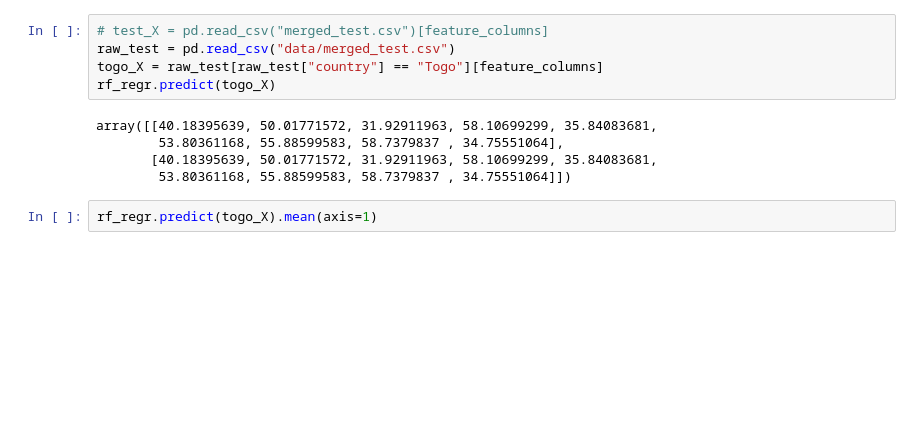
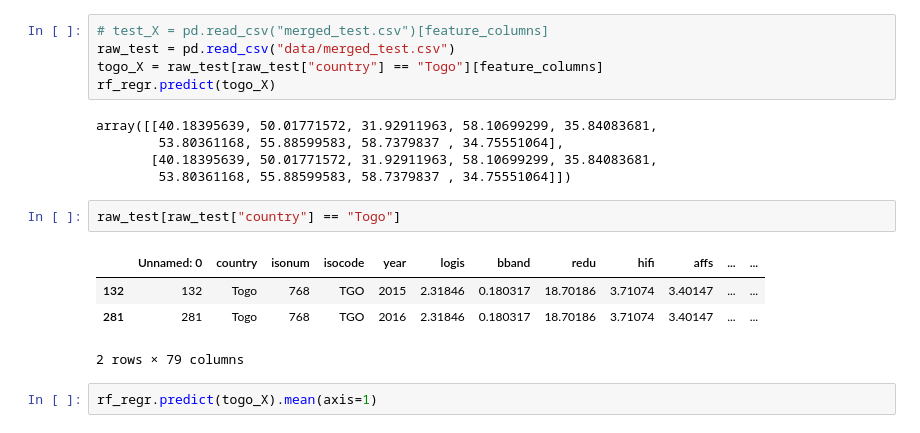
Before and after one commit to AnuragPamuru/la_tanuki, a Jupyter notebook: pillar_significance.ipynb, the cells around one changed output. Saved outputs shown, nothing was run; the diff lists cells and outputs as text; blank space fills up the shorter version.

```diff
--- a/pillar_significance.ipynb
+++ b/pillar_significance.ipynb
@@ -352,6 +352,13 @@ array([[40.18395639, 50.01771572, 31.92911963, 58.10699299, 35.84083681,
         53.80361168, 55.88599583, 58.7379837 , 34.75551064],
        [40.18395639, 50.01771572, 31.92911963, 58.10699299, 35.84083681,
         53.80361168, 55.88599583, 58.7379837 , 34.75551064]])
+# %%
+raw_test[raw_test["country"] == "Togo"]
+# %% [output]
+|  | Unnamed: 0 | country | isonum | isocode | year | logis | bband | redu | hifi | affs | ... | ... |
+| 132 | 132 | Togo | 768 | TGO | 2015 | 2.31846 | 0.180317 | 18.70186 | 3.71074 | 3.40147 | ... | ... |
+| 281 | 281 | Togo | 768 | TGO | 2016 | 2.31846 | 0.180317 | 18.70186 | 3.71074 | 3.40147 | ... | ... |
+2 rows × 79 columns
 # %%
 rf_regr.predict(togo_X).mean(axis=1)
 # %% [output]
```
Also changed, not shown: parts of 2 cells of this notebook, 2 other files.
